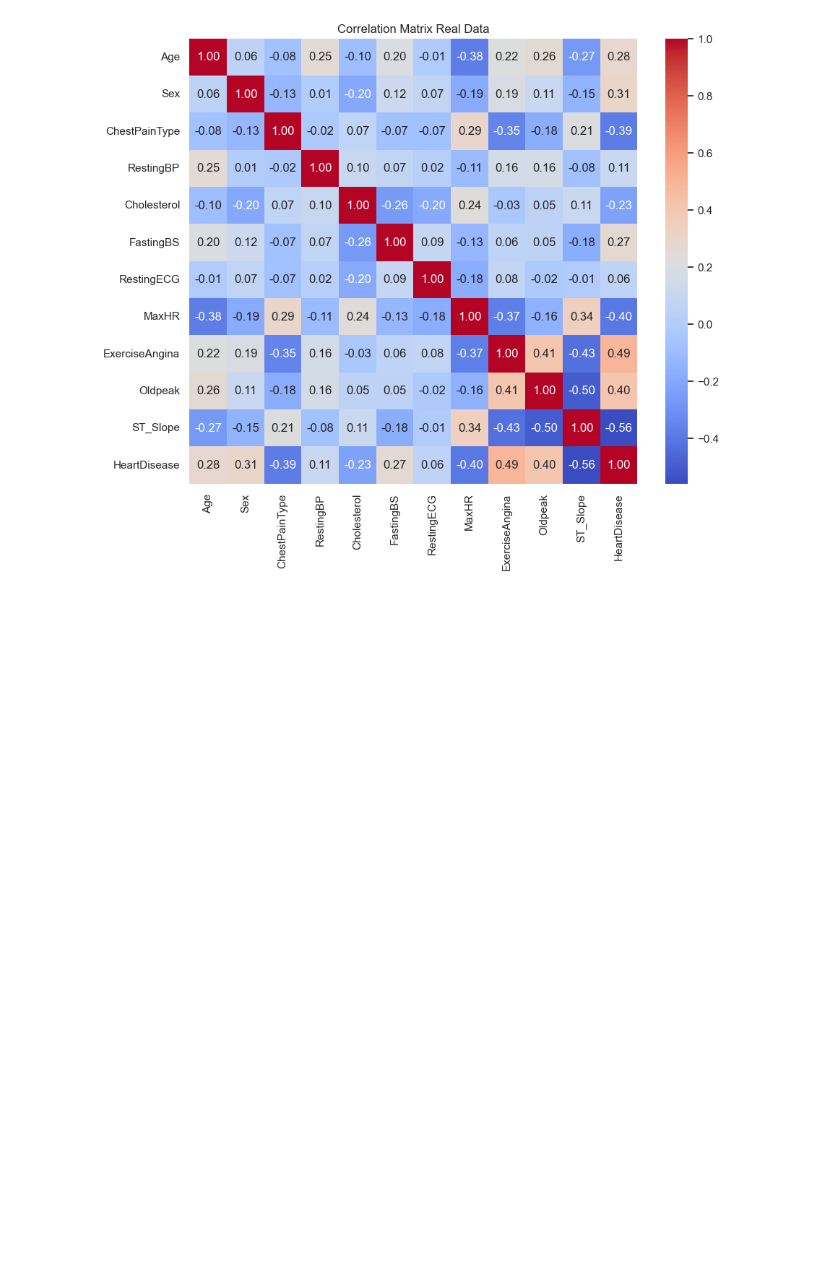
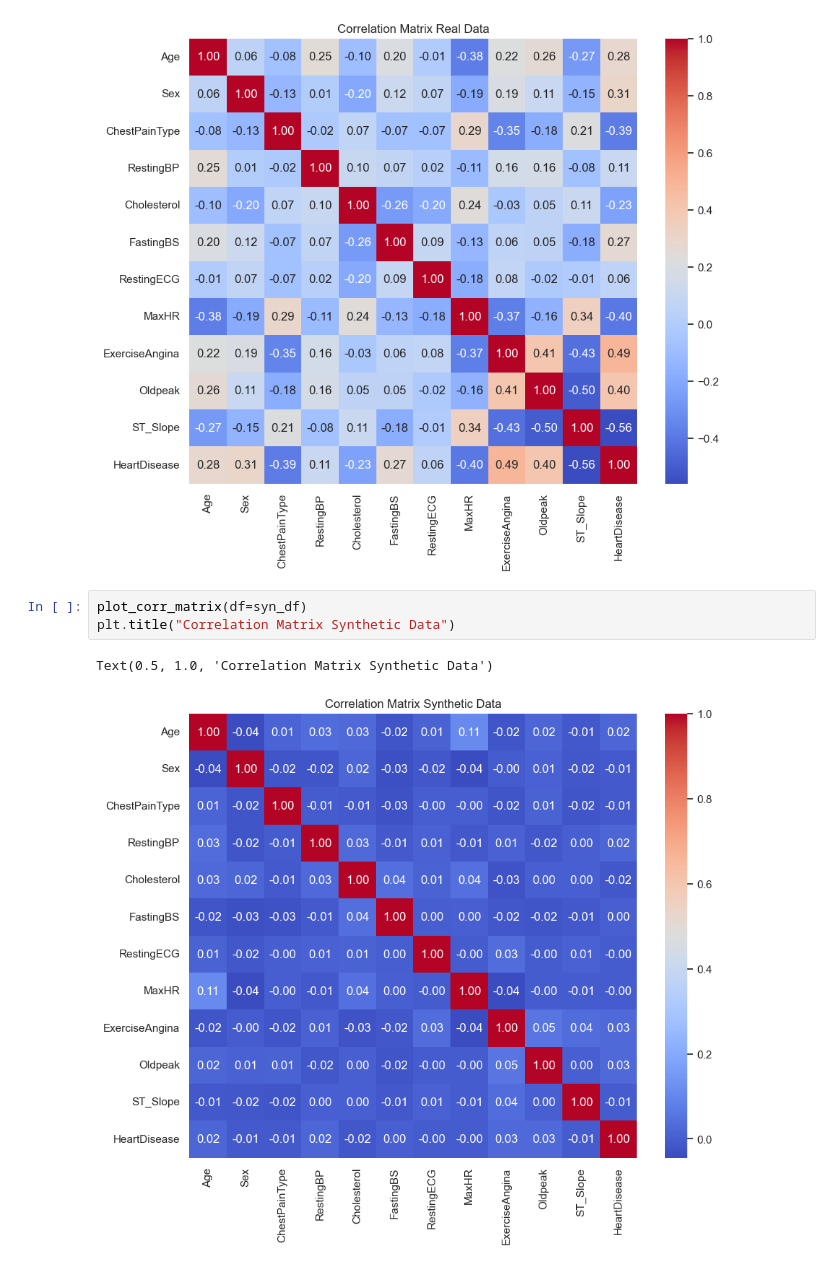
Before and after one commit to RickCraco/computer-science-project, a Jupyter notebook: notebooks/heart_disease_classification_ctgan_xai.ipynb, the cells around one changed output. Saved outputs shown, nothing was run; the diff lists cells and outputs as text; blank space fills up the shorter version.

Commit message:
added correlation matrix synthetic data

```diff
--- a/notebooks/heart_disease_classification_ctgan_xai.ipynb
+++ b/notebooks/heart_disease_classification_ctgan_xai.ipynb
@@ -596,3 +596,9 @@ plt.title("Correlation Matrix Real Data")
 # %% [output]
 Text(0.5, 1.0, 'Correlation Matrix Real Data')
 [figure]
+# %%
+plot_corr_matrix(df=syn_df)
+plt.title("Correlation Matrix Synthetic Data")
+# %% [output]
+Text(0.5, 1.0, 'Correlation Matrix Synthetic Data')
+[figure, added]
```
